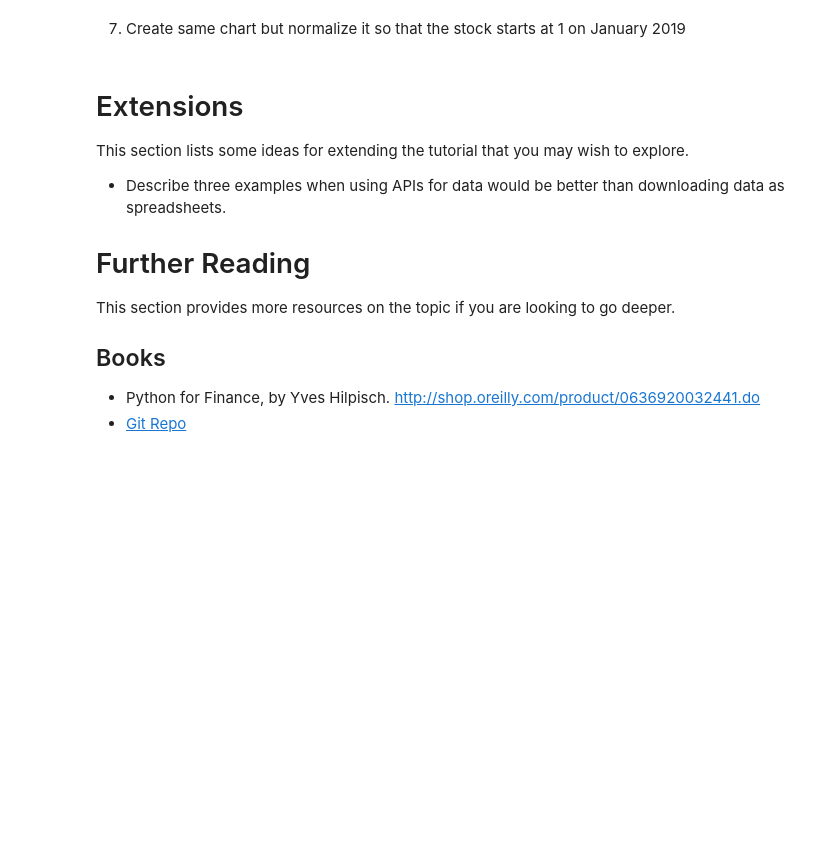
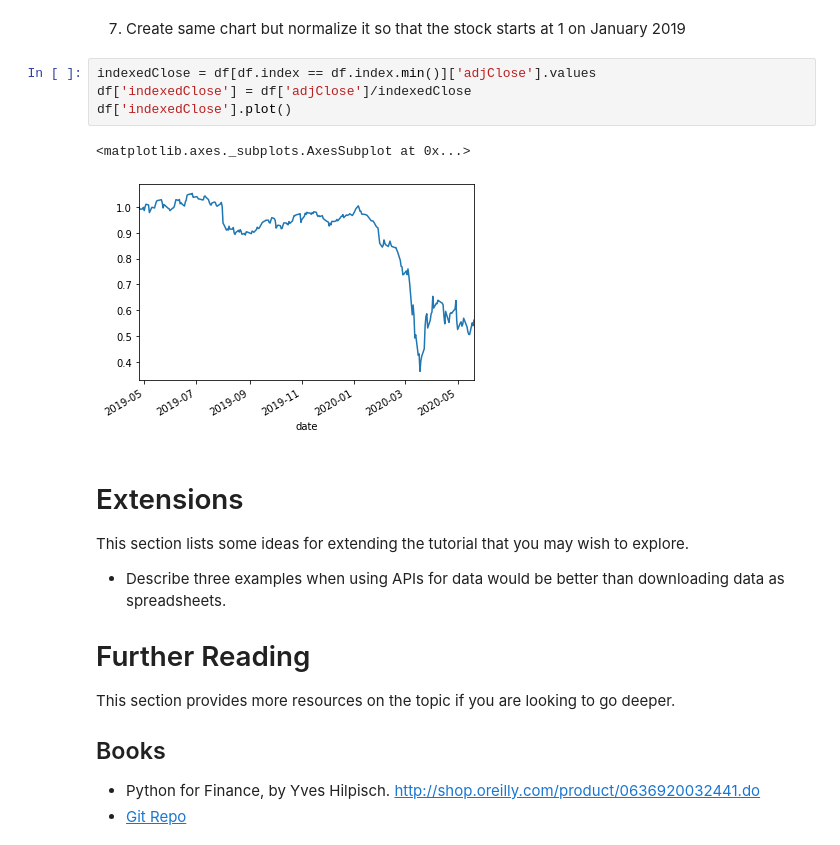
Before and after one commit to NachoLink/pyfi, a Jupyter notebook: Python for Finance/Answer Keys/PyFi 7 - Getting stock price data with an API - Answer Key.ipynb, the cells around one changed output. Cells and saved outputs as stored; diff of their text form; blank space fills up the shorter version.

```diff
--- a/Python for Finance/Answer Keys/PyFi 7 - Getting stock price data with an API - Answer Key.ipynb
+++ b/Python for Finance/Answer Keys/PyFi 7 - Getting stock price data with an API - Answer Key.ipynb
@@ -211,5 +317,12 @@ hint: df['column'].dt.to_period("M") can convert a date to a month
 # %% [markdown]
 7. Create same chart but normalize it so that the stock starts at 1 on January 2019
+# %%
+indexedClose = df[df.index == df.index.min()]['adjClose'].values
+df['indexedClose'] = df['adjClose']/indexedClose
+df['indexedClose'].plot()
+# %% [output]
+<matplotlib.axes._subplots.AxesSubplot at 0x...>
+[figure, added]
 # %% [markdown]
 # Extensions
 
```
Also changed, not shown: parts of 17 cells of this notebook, 3 other files.
